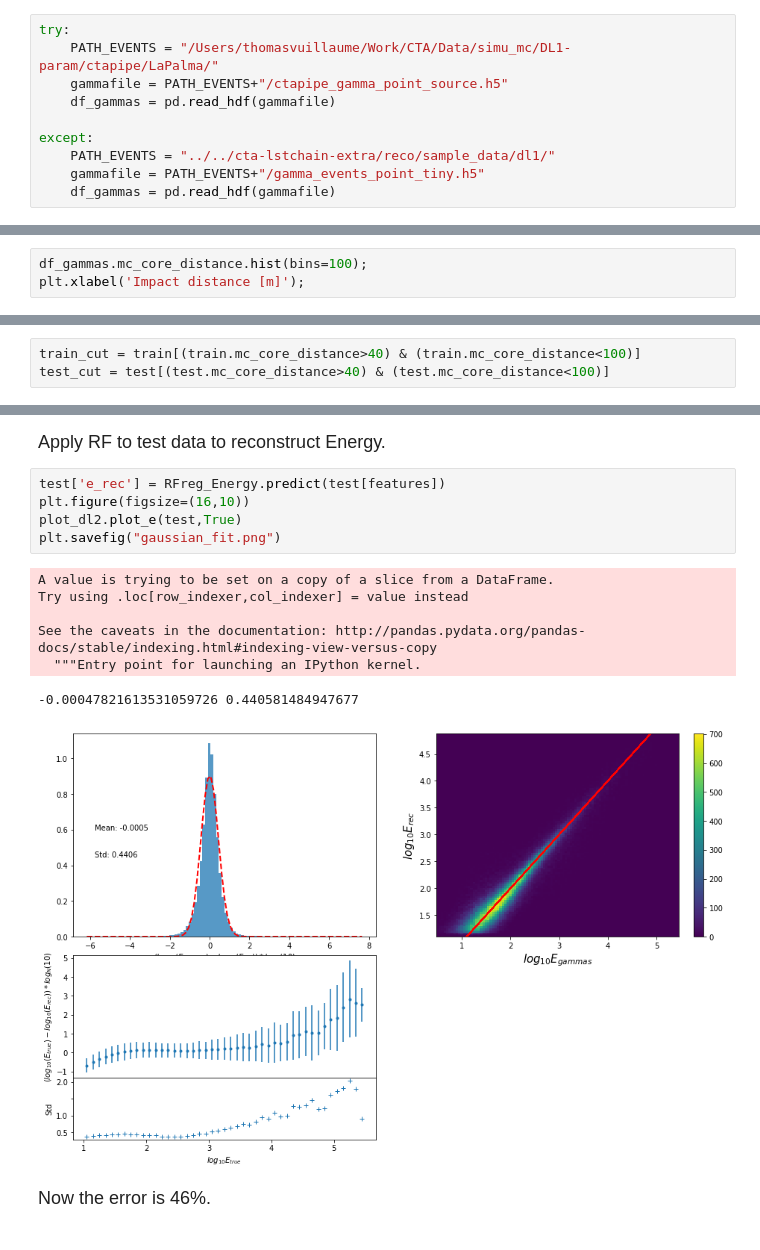
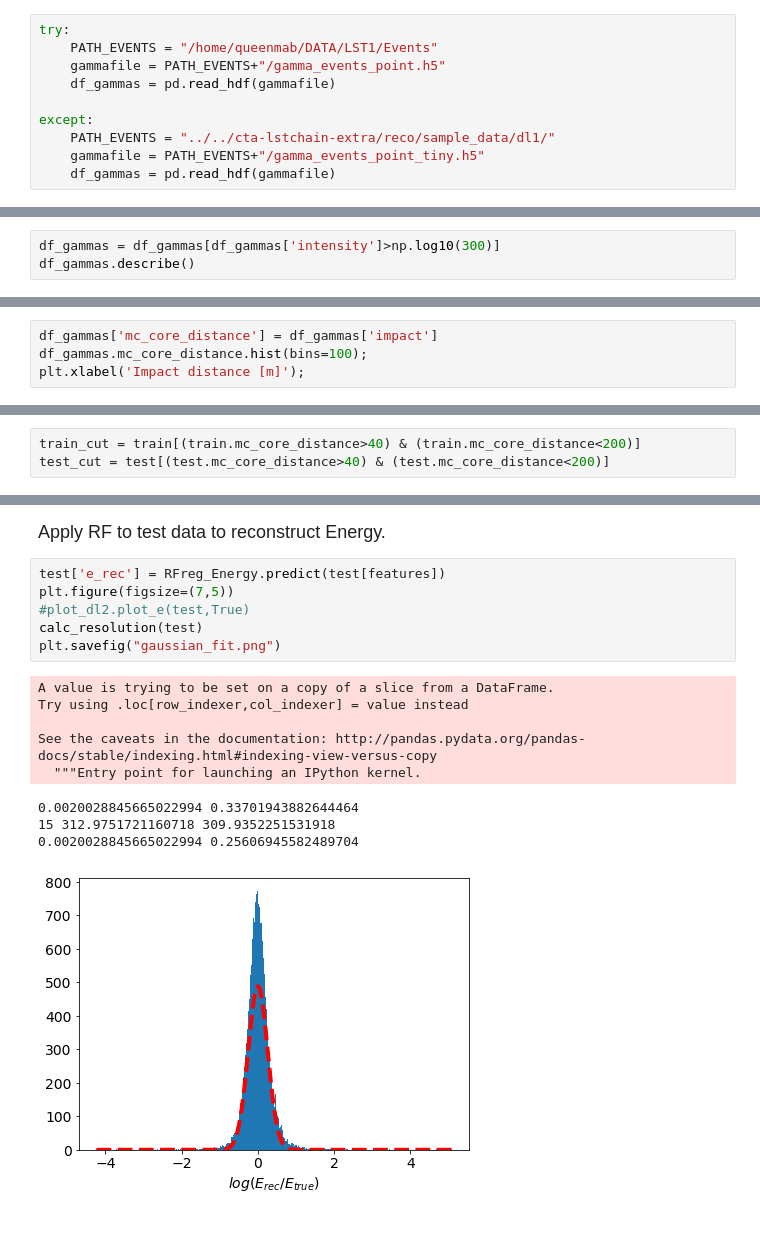
Before and after one commit to cta-observatory/cta-lstchain, a Jupyter notebook: notebooks/Tests_on_Impact_parameter.ipynb, the cells around one changed output, grey strips where cells are left out. Cells and saved outputs as stored; diff of their text form.

```diff
--- a/notebooks/Tests_on_Impact_parameter.ipynb
+++ b/notebooks/Tests_on_Impact_parameter.ipynb
@@ -49,8 +125,8 @@ display(HTML("<style>.container { width:90% !important; }</style>"))
 Gammas are pointlike.
 # %%
 try:
-    PATH_EVENTS = "/Users/thomasvuillaume/Work/CTA/Data/simu_mc/DL1-param/ctapipe/LaPalma/"
-    gammafile = PATH_EVENTS+"/ctapipe_gamma_point_source.h5"
+    PATH_EVENTS = "/home/queenmab/DATA/LST1/Events"
+    gammafile = PATH_EVENTS+"/gamma_events_point.h5"
     df_gammas = pd.read_hdf(gammafile)
 
 except:
@@ -84,0 +151,3 @@ df_gammas.describe()
+# %%
+df_gammas = df_gammas[df_gammas['intensity']>np.log10(300)]
+df_gammas.describe()
@@ -95,6 +175,7 @@ plt.colorbar(h[3])
 <font size="4">
 Let's choose events with a closer impact parameter (>40m, <100m)
 # %%
+df_gammas['mc_core_distance'] = df_gammas['impact']
 df_gammas.mc_core_distance.hist(bins=100);
 plt.xlabel('Impact distance [m]');
 # %% [output]
@@ -177,6 +282,6 @@ plt.xlabel('Impact distance [m]');
 # %%
-train_cut = train[(train.mc_core_distance>40) & (train.mc_core_distance<100)]
-test_cut = test[(test.mc_core_distance>40) & (test.mc_core_distance<100)]
+train_cut = train[(train.mc_core_distance>40) & (train.mc_core_distance<200)]
+test_cut = test[(test.mc_core_distance>40) & (test.mc_core_distance<200)]
 # %% [markdown]
 <font size="4">
     Train the RF again.
@@ -273,19 +386,17 @@ Feature importances (gini index)
 Apply RF to test data to reconstruct Energy.
 # %%
 test['e_rec'] = RFreg_Energy.predict(test[features])
-plt.figure(figsize=(16,10))
-plot_dl2.plot_e(test,True)
+plt.figure(figsize=(7,5))
+#plot_dl2.plot_e(test,True)
+calc_resolution(test)
 plt.savefig("gaussian_fit.png")
 # %% [output]
 A value is trying to be set on a copy of a slice from a DataFrame.
 Try using .loc[row_indexer,col_indexer] = value instead
 
 See the caveats in the documentation: http://pandas.pydata.org/pandas-docs/stable/indexing.html#indexing-view-versus-copy
   """Entry point for launching an IPython kernel.
--0.00047821613531059726 0.440581484947677
+0.0020028845665022994 0.33701943882644464
+15 312.9751721160718 309.9352251531918
+0.0020028845665022994 0.25606945582489704
-[figure, old version]
+[figure, new version]
-# %% [markdown]
-<font size="4">
-    Now the error is 46%.
-    <br>
-    <br>
```
Also changed, not shown: parts of 28 cells of this notebook.
